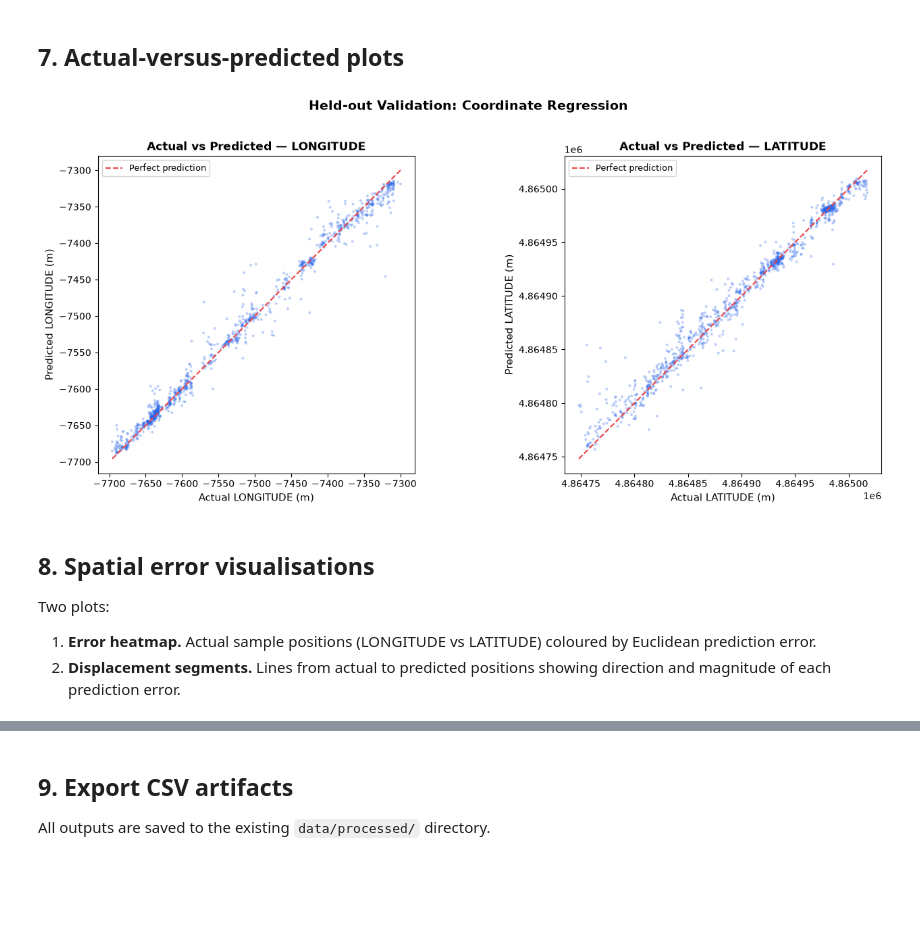
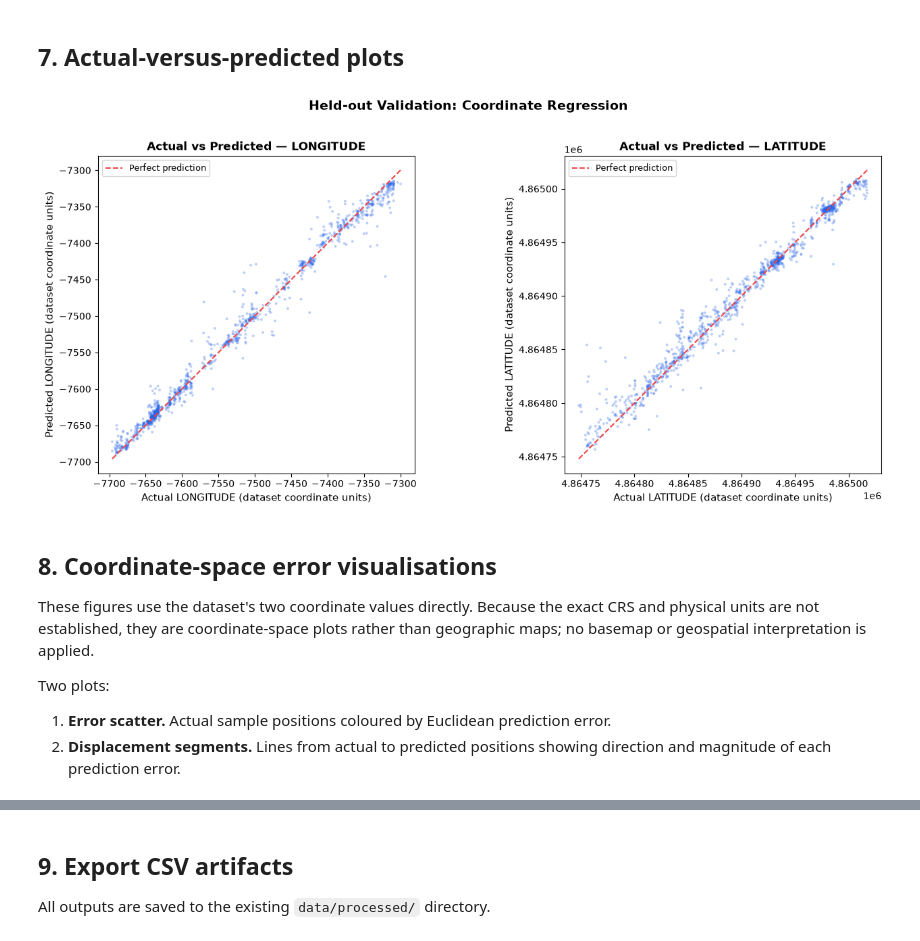
Before and after one commit to krishiv274/Signal2Space, a Jupyter notebook: Machine Learning Pipeline/ML_04_coordinate_regression.ipynb, the cells around one changed output, grey strips where cells are left out. Drawn from its saved outputs; the diff is of its cells as text; code cells hidden in the pictures; blank space fills up the shorter version.

Commit message:
Refactor Member 4 coordinate regression pipeline with strict held-out discipline and verified units

```diff
--- a/Machine Learning Pipeline/ML_04_coordinate_regression.ipynb
+++ b/Machine Learning Pipeline/ML_04_coordinate_regression.ipynb
@@ -158,44 +156,32 @@ Only `FEATURE_COLUMNS` are used as predictors. All targets (`BUILDINGID`,
 `FLOOR`, `LONGITUDE`, `LATITUDE`) and metadata/identifiers are excluded from
 the predictor matrix. Identifiers are retained separately for traceability.
 # %%
-# ── 2. Separate features, targets, identifiers ─────────────────────────
+# ── 2. Separate internal development features, targets, and identifiers ─
 
 X_train = train_df[FEATURE_COLUMNS].values
 y_train = train_df[TARGET_COLUMNS].values  # shape (n, 2): [LONGITUDE, LATITUDE]
 
 X_ival = ival_df[FEATURE_COLUMNS].values
 y_ival = ival_df[TARGET_COLUMNS].values
-
-X_heldout = heldout_df[FEATURE_COLUMNS].values
-y_heldout = heldout_df[TARGET_COLUMNS].values
-
-# Retain identifiers for heldout predictions CSV
-heldout_ids = heldout_df[["ROW_ID", "SOURCE_PARTITION"]].copy()
 ival_ids = ival_df[["ROW_ID", "SOURCE_PARTITION"]].copy()
 
 # ── Sanity checks ─────────────────────────────────────────────────────
-# No target or metadata leakage
 forbidden = set(ALL_TARGET_COLUMNS + METADATA_COLUMNS)
 used_features = set(FEATURE_COLUMNS)
 assert not (used_features & forbidden), \
     f"Leakage: {used_features & forbidden} in predictors"
 
-# No NaN/inf in features or targets
 for label, arr in [("X_train", X_train), ("X_ival", X_ival),
-                   ("X_heldout", X_heldout)]:
-    assert np.isfinite(arr).all(), f"{label} has non-finite values"
-for label, arr in [("y_train", y_train), ("y_ival", y_ival),
-                   ("y_heldout", y_heldout)]:
+                   ("y_train", y_train), ("y_ival", y_ival)]:
     assert np.isfinite(arr).all(), f"{label} has non-finite values"
 
 print("Predictor / target shapes:")
-print(f"  Train   : X={X_train.shape}, y={y_train.shape}")
-print(f"  IVal    : X={X_ival.shape},  y={y_ival.shape}")
-print(f"  Heldout : X={X_heldout.shape}, y={y_heldout.shape}")
+print(f"  Train : X={X_train.shape}, y={y_train.shape}")
+print(f"  IVal  : X={X_ival.shape},  y={y_ival.shape}")
 
-# Coordinate ranges (UTM metres)
+# Coordinate ranges are descriptive of the development data only.
 for i, col in enumerate(TARGET_COLUMNS):
-    all_vals = np.concatenate([y_train[:, i], y_ival[:, i], y_heldout[:, i]])
-    print(f"  {col}: [{all_vals.min():.2f}, {all_vals.max():.2f}]")
+    values = np.concatenate([y_train[:, i], y_ival[:, i]])
+    print(f"  {col}: [{values.min():.2f}, {values.max():.2f}] dataset coordinate units")
 # %% [output]
 Predictor / target shapes:
@@ -237,11 +222,11 @@ def compute_metrics(y_true, y_pred, target_names=TARGET_COLUMNS):
     Returns
     -------
     dict with keys:
-      - 'mae_<col>' : Mean Absolute Error for each target column (metres)
-      - 'mean_euclidean_error' : Mean of sqrt((Δlon)² + (Δlat)²)  (metres)
-      - 'median_euclidean_error' : Median Euclidean distance (metres)
-      - 'p75_euclidean_error' : 75th percentile Euclidean distance (metres)
-      - 'p95_euclidean_error' : 95th percentile Euclidean distance (metres)
+      - 'mae_<col>' : Mean Absolute Error for each target column (dataset coordinate units)
+      - 'mean_euclidean_error' : Mean of sqrt((Δlon)² + (Δlat)²)  (dataset coordinate units)
+      - 'median_euclidean_error' : Median Euclidean distance (dataset coordinate units)
+      - 'p75_euclidean_error' : 75th percentile Euclidean distance (dataset coordinate units)
+      - 'p95_euclidean_error' : 95th percentile Euclidean distance (dataset coordinate units)
     """
     result = {}
     for i, col in enumerate(target_names):
@@ -259,7 +244,7 @@ baseline_metrics = compute_metrics(y_ival, y_ival_pred_base)
 print("\nBaseline — Internal Validation Metrics")
 print("="*50)
 for k, v in baseline_metrics.items():
-    print(f"  {k:30s}: {v:10.4f} m")
+    print(f"  {k:30s}: {v:10.4f} dataset coordinate units")
 # %% [output]
 Baseline Random Forest fitted.
 
@@ -321,7 +308,7 @@ for i, params in enumerate(PARAM_GRID):
           f"depth={str(params['max_depth']):>4s}  "
           f"leaf={params['min_samples_leaf']}  "
           f"max_feat={str(params['max_features']):>4s}  "
-          f"→ mean_euclid={metrics['mean_euclidean_error']:.2f} m")
+          f"→ mean_euclid={metrics['mean_euclidean_error']:.2f} coordinate units")
 
 tuning_df = pd.DataFrame(tuning_results)
 tuning_df = tuning_df.sort_values("mean_euclidean_error").reset_index(drop=True)
@@ -461,38 +459,41 @@ Held-out Validation — Final Metrics
 # %%
 # ── 7a. Actual vs predicted scatter for each coordinate axis ──────────
 
 fig, axes = plt.subplots(1, 2, figsize=(14, 6))
 
 for ax_idx, (col_idx, col_name) in enumerate(zip(range(2), TARGET_COLUMNS)):
     ax = axes[ax_idx]
     actual = y_heldout[:, col_idx]
     predicted = y_heldout_pred[:, col_idx]
 
     ax.scatter(actual, predicted, alpha=0.3, s=8, color="#2563eb", edgecolors="none")
 
     # Reference line
     lo = min(actual.min(), predicted.min())
     hi = max(actual.max(), predicted.max())
     ax.plot([lo, hi], [lo, hi], "--", color="#ef4444", linewidth=1.5,
             label="Perfect prediction")
 
-    ax.set_xlabel(f"Actual {col_name} (m)", fontsize=11)
-    ax.set_ylabel(f"Predicted {col_name} (m)", fontsize=11)
+    ax.set_xlabel(f"Actual {col_name} (dataset coordinate units)", fontsize=11)
+    ax.set_ylabel(f"Predicted {col_name} (dataset coordinate units)", fontsize=11)
     ax.set_title(f"Actual vs Predicted — {col_name}", fontsize=12, fontweight="bold")
     ax.legend(fontsize=9)
     ax.set_aspect("equal", adjustable="box")
 
 fig.suptitle("Held-out Validation: Coordinate Regression", fontsize=14, fontweight="bold", y=1.02)
 fig.tight_layout()
 plt.show()
 # %% [output]
-[figure, old version]
+[figure, new version]
 # %% [markdown]
-## 8. Spatial error visualisations
+## 8. Coordinate-space error visualisations
+
+These figures use the dataset's two coordinate values directly. Because the
+exact CRS and physical units are not established, they are coordinate-space
+plots rather than geographic maps; no basemap or geospatial interpretation is
+applied.
 
 Two plots:
-1. **Error heatmap.** Actual sample positions (LONGITUDE vs LATITUDE) coloured
-   by Euclidean prediction error.
-2. **Displacement segments.** Lines from actual to predicted positions showing
-   direction and magnitude of each prediction error.
+1. **Error scatter.** Actual sample positions coloured by Euclidean prediction error.
+2. **Displacement segments.** Lines from actual to predicted positions showing direction and magnitude of each prediction error.
 # %%
```
Also changed, not shown: parts of 18 cells of this notebook, 4 other files.
